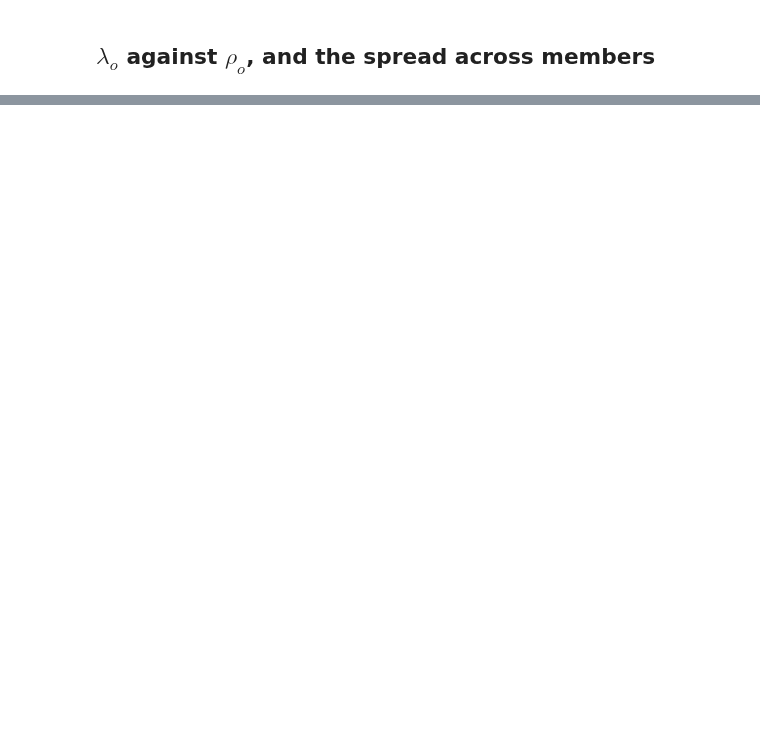
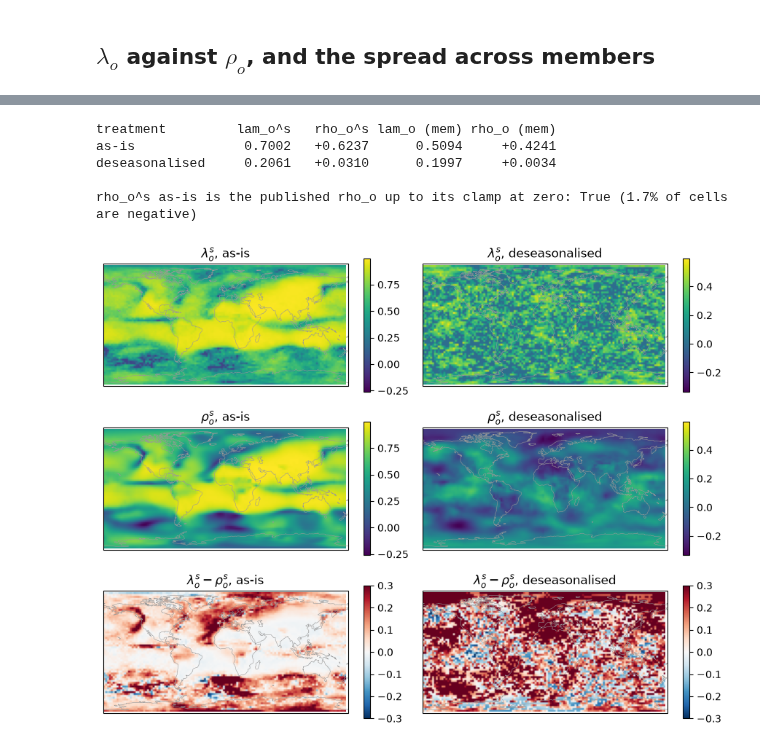
Before and after one commit to jaspercjp/information-snp, a Jupyter notebook: notebooks/granger_lin_lambda_m.ipynb, the cells around one changed output, grey strips where cells are left out. Drawn from its saved outputs; the diff is of its cells as text; code cells hidden in the pictures; blank space fills up the shorter version.

```diff
--- a/notebooks/granger_lin_lambda_m.ipynb
+++ b/notebooks/granger_lin_lambda_m.ipynb
@@ -381,0 +410,56 @@ deseasonalised       0.156      0.110        29.5%
+# %%
+S = np.nan_to_num(s.psl.to_numpy(), nan=0.0)            # published skipna ensemble mean
+S_ds = deseason(S)
+
+
+def sig_pair(treatment):
+    return (S_ds, G_ds) if treatment == "deseasonalised" else (S, G)
+
+
+RHO_O_S, LAM_O_S = {}, {}
+for t in TREATMENTS:
+    x, y = sig_pair(t)
+    a = x - x.mean(axis=0, keepdims=True)
+    b = y - y.mean(axis=0, keepdims=True)
+    den = np.sqrt((a ** 2).sum(axis=0) * (b ** 2).sum(axis=0))
+    with np.errstate(invalid="ignore", divide="ignore"):
+        RHO_O_S[t] = np.where(den > 0, (a * b).sum(axis=0) / np.where(den > 0, den, 1),
+                              np.nan)
+    LAM_O_S[t] = lam(np.array([[R.mi_bits(x[:, la, lo], y[:, la, lo], "ksg", param=K)
+                                for lo in range(S.shape[2])]
+                               for la in range(S.shape[1])]))
+
+print("%-15s %9s %9s %11s %11s" % ("treatment", "lam_o^s", "rho_o^s",
+                                   "lam_o (mem)", "rho_o (mem)"))
+for t in TREATMENTS:
+    print("%-15s %9.4f %+9.4f %11.4f %+11.4f"
+          % (t, LAM_O_S[t].mean(), np.nanmean(RHO_O_S[t]),
+             LAM_O[t].mean(), np.nanmean(RHO_O[t])))
+print("\nrho_o^s as-is is the published rho_o up to its clamp at zero: %s (%.1f%% of "
+      "cells are negative)"
+      % (np.allclose(np.maximum(RHO_O_S["as-is"], 0.0), rho_o_var, equal_nan=True),
+         100 * np.mean(RHO_O_S["as-is"] < 0)))
+# %% [output]
+treatment         lam_o^s   rho_o^s lam_o (mem) rho_o (mem)
+as-is              0.7002   +0.6237      0.5094     +0.4241
+deseasonalised     0.2061   +0.0310      0.1997     +0.0034
+
+rho_o^s as-is is the published rho_o up to its clamp at zero: True (1.7% of cells are negative)
+# %%
+fig, axs = plt.subplots(3, 2, figsize=(9, 7),
+                        subplot_kw={"projection": PROJ})
+for (i, t) in enumerate(TREATMENTS):
+    a, b = LAM_O_S[t], RHO_O_S[t]
+    nrm = Normalize(min(0.0, np.nanmin(a), np.nanmin(b)),
+                    max(np.nanmax(a), np.nanmax(b)))
+    nrm_compare = Normalize(-0.3, 0.3)
+    h0 = panel(axs[0, i], a, "viridis", nrm, "$\\lambda_o^s$, %s" % t)
+    h1 = panel(axs[1, i], b, "viridis", nrm, "$\\rho_o^s$, %s" % t)
+    h2 = panel(axs[2, i], a-b, "RdBu_r", nrm_compare, "$\\lambda_o^s - \\rho_o^s$, %s" % t)
+    fig.colorbar(h0, ax=axs[0, i], shrink=0.85, label="")
+    fig.colorbar(h1, ax=axs[1, i], shrink=0.85, label="")
+    fig.colorbar(h2, ax=axs[2, i], shrink=0.85, label="")
+plt.tight_layout()
+plt.show()
+# %% [output]
+[figure, added]
```
Also changed, not shown: parts of 8 cells of this notebook.
